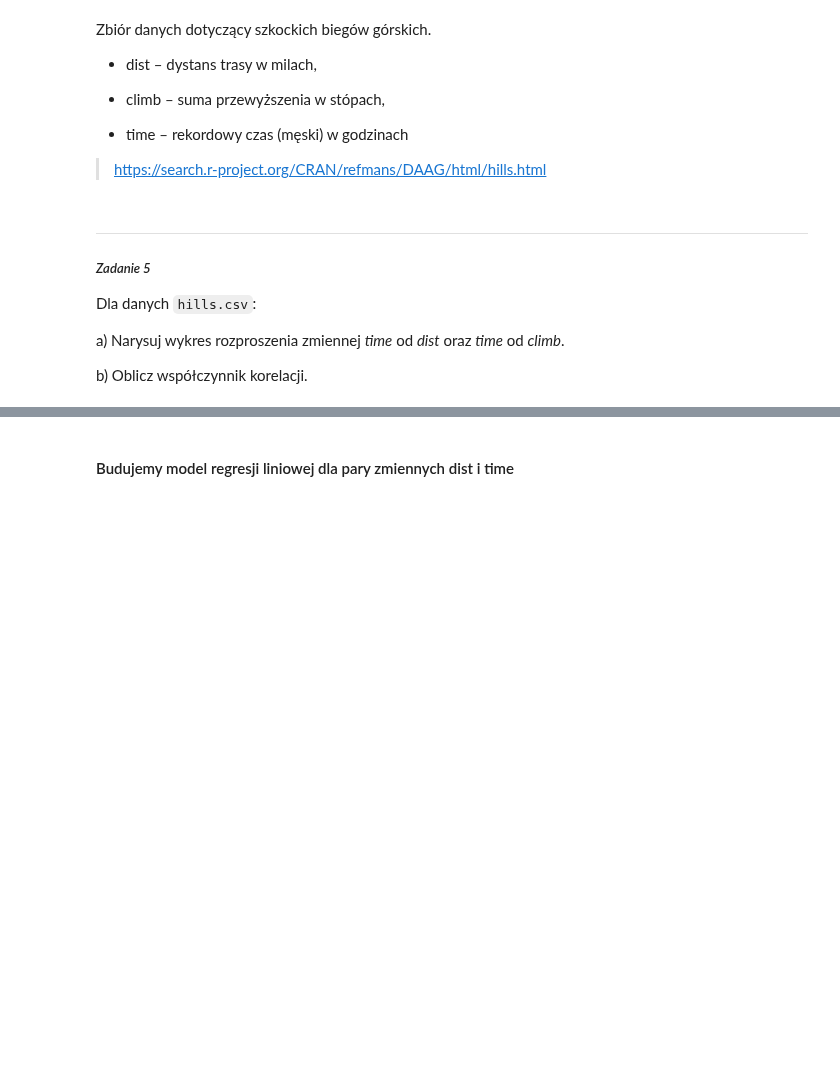
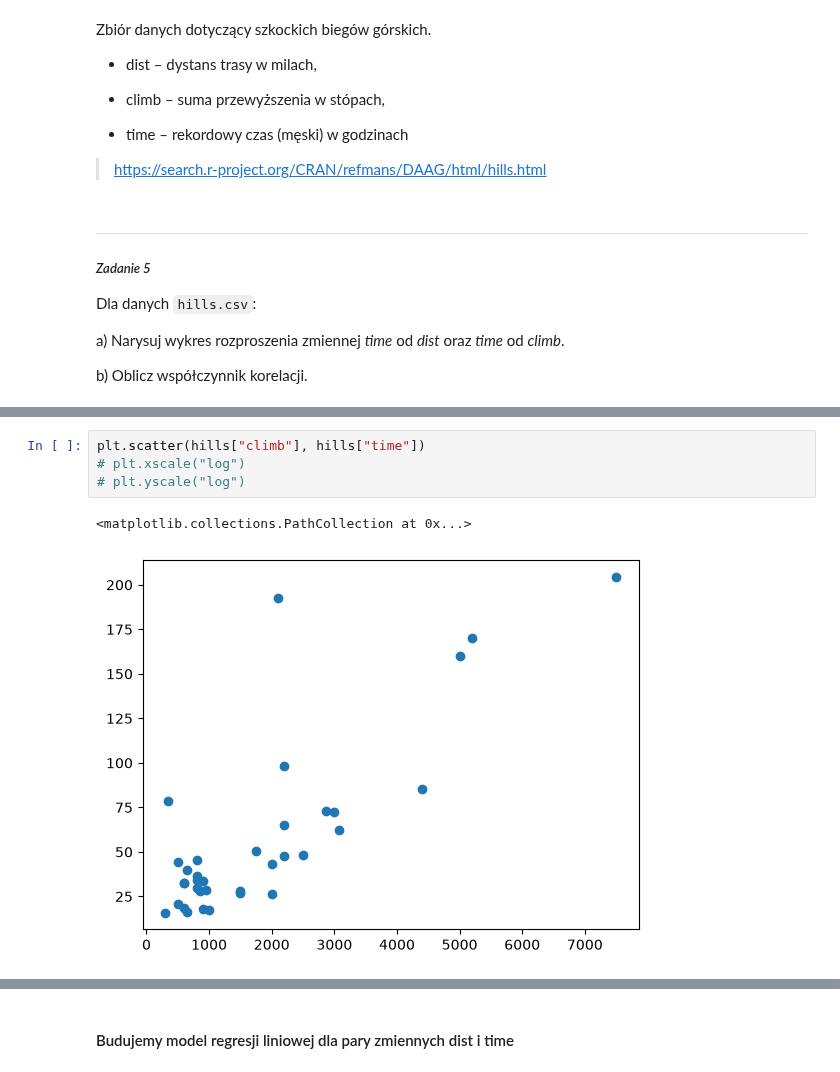
Before and after one commit to pkb-pmj/pw-sem5-ml, a Jupyter notebook: labs/lab04/lab04.ipynb, the cells around one changed output, grey strips where cells are left out. Saved outputs shown, nothing was run; the diff lists cells and outputs as text; blank space fills up the shorter version.

```diff
--- a/labs/lab04/lab04.ipynb
+++ b/labs/lab04/lab04.ipynb
@@ -123,0 +189,7 @@ b) Oblicz współczynnik korelacji.
+# %%
+plt.scatter(hills["climb"], hills["time"])
+# plt.xscale("log")
+# plt.yscale("log")
+# %% [output]
+<matplotlib.collections.PathCollection at 0x...>
+[figure, added]
```
Also changed, not shown: parts of 25 cells of this notebook.
